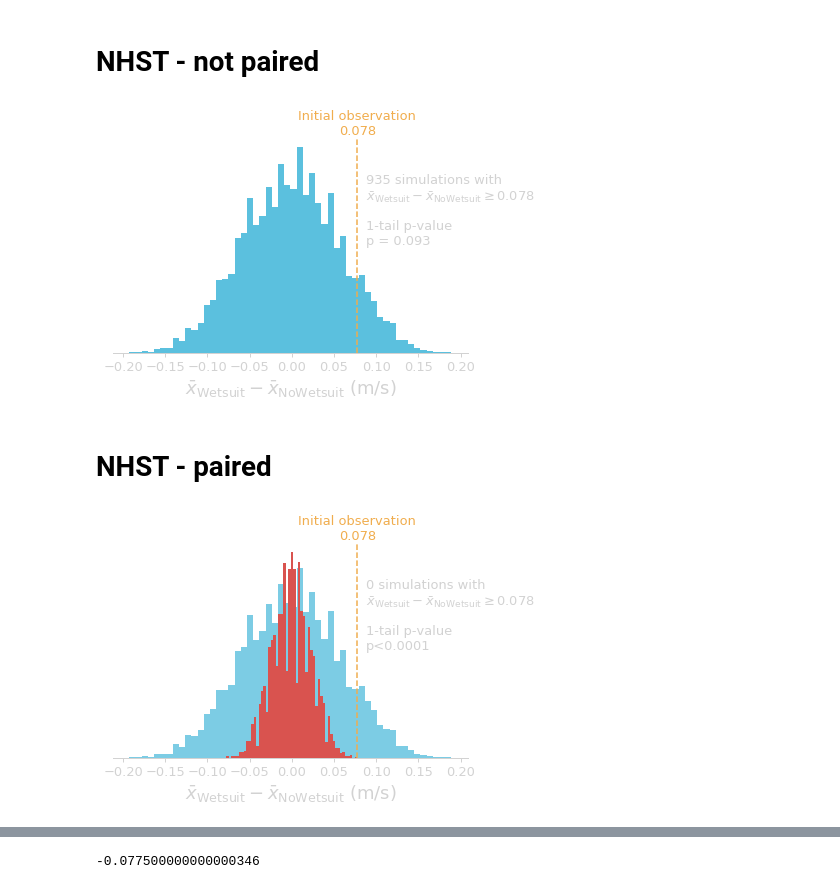
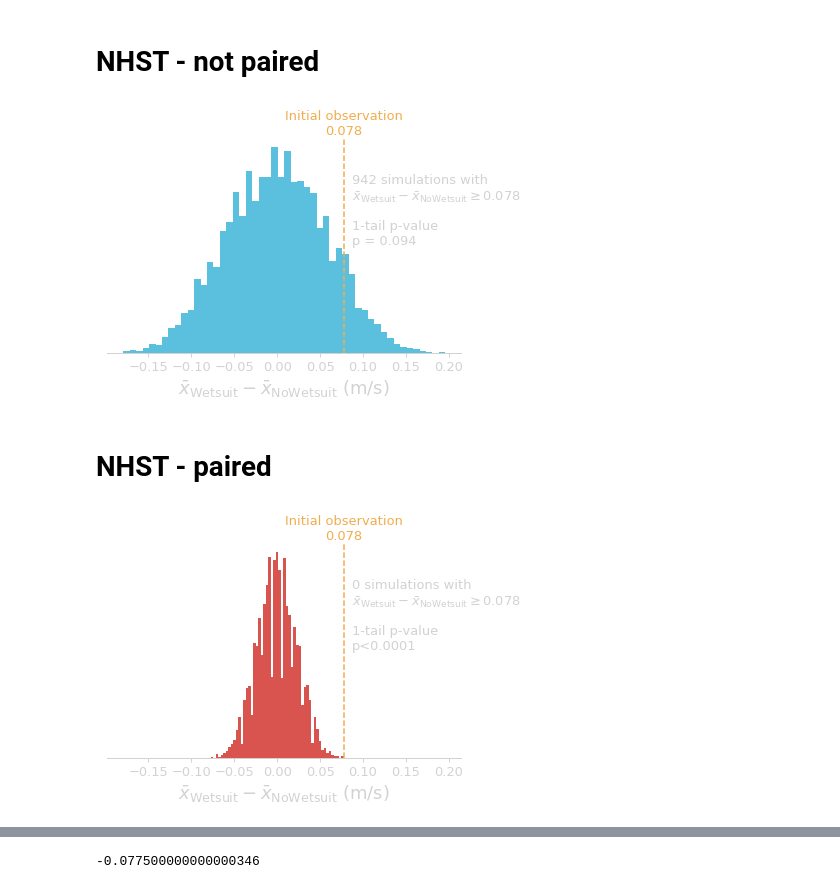
Before and after one commit to gcalmettes/stats13-slides, a Jupyter notebook: notebook-fig/figs-slides-6-comparing-two-means.ipynb, the cells around one changed output, grey strips where cells are left out. Saved outputs shown, nothing was run; the diff lists cells and outputs as text; code cells hidden in the pictures.

```diff
--- a/notebook-fig/figs-slides-6-comparing-two-means.ipynb
+++ b/notebook-fig/figs-slides-6-comparing-two-means.ipynb
@@ -681,8 +681,11 @@ for ax in [ax3]:
     ax.axis("off")
 
 plt.savefig("/Users/Gui/Box Sync/_STATS13/_Slides/_stats13-Lectures/assets/img/lec/wetsuit-resampling-not-paired.svg", transparent=True)
+
+#for next graph
+lims = ax1.get_xlim()
 # %% [output]
-[figure, old version]
+[figure, new version]
 # %% [markdown]
 # NHST - paired
 # %%
@@ -700,32 +703,32 @@ ax2 = ax1.twinx()
 ax3 = ax1.twinx()
 
 for ax in [ax1]:
-    ax.hist(res_diff, bins="auto", color=colors["blue"], alpha=0.8)
     ax.hist(res_diff_paired, bins="auto", color=colors["red"])
     for spine in ["bottom"]:
         ax.spines[spine].set_linewidth(1)
         ax.spines[spine].set_color(colors["lightgray"])
     for spine in ["top", "right", "left"]:
         ax.spines[spine].set_visible(False)
     ax.set_yticks([])
     ax.tick_params(axis="both", width=1, size=4, color=colors["lightgray"], labelcolor=colors["lightgray"],
                    labelsize=13, pad=4)
     ax.set_xlabel(r'$\bar{x}_{\mathrm{Wetsuit}}-\bar{x}_{\mathrm{No Wetsuit}}$ (m/s)', size=18, color=colors["lightgray"])
     ax.set_ylim(0)
+    ax.set_xlim(lims) #from previous graph
 
 for ax in [ax2]:
     ax.set_ylim(ax1.get_ylim())
     ax.axvline(np.diff(data[["NoWetsuit", "Wetsuit"]].mean()), color=colors["orange"], ls="--")
     ax.text(np.diff(data[["NoWetsuit", "Wetsuit"]].mean()), ax.get_ylim()[1]*1.01, "Initial observation\n" "{:.3f}".format(np.diff(data[["NoWetsuit", "Wetsuit"]].mean())[0]), color=colors["orange"], size=13, ha="center")
     ax.axis("off")
 
 for ax in [ax3]:
     ax.set_ylim(ax1.get_ylim())
     n_above = np.sum(res_diff_paired>=np.diff(data[["NoWetsuit", "Wetsuit"]].mean()))
     ax.text(np.diff(data[["NoWetsuit", "Wetsuit"]].mean())+0.01, ax.get_ylim()[1]*0.7, "{:.0f} simulations with\n" r'$\bar{{x}}_{{\mathrm{{Wetsuit}}}}-\bar{{x}}_{{\mathrm{{No Wetsuit}}}}\geq$' "{:.3f}".format(n_above, np.diff(data[["NoWetsuit", "Wetsuit"]].mean())[0]), color=colors["lightgray"], size=13, ha="left")
     ax.text(np.diff(data[["NoWetsuit", "Wetsuit"]].mean())+0.01, ax.get_ylim()[1]*0.5, "1-tail p-value\np<0.0001", color=colors["lightgray"], size=13, ha="left")
     ax.axis("off")
 
 plt.savefig("/Users/Gui/Box Sync/_STATS13/_Slides/_stats13-Lectures/assets/img/lec/wetsuit-resampling-paired.svg", transparent=True)
 # %% [output]
-[figure, old version]
+[figure, new version]
```
Also changed, not shown: parts of 5 cells of this notebook.
